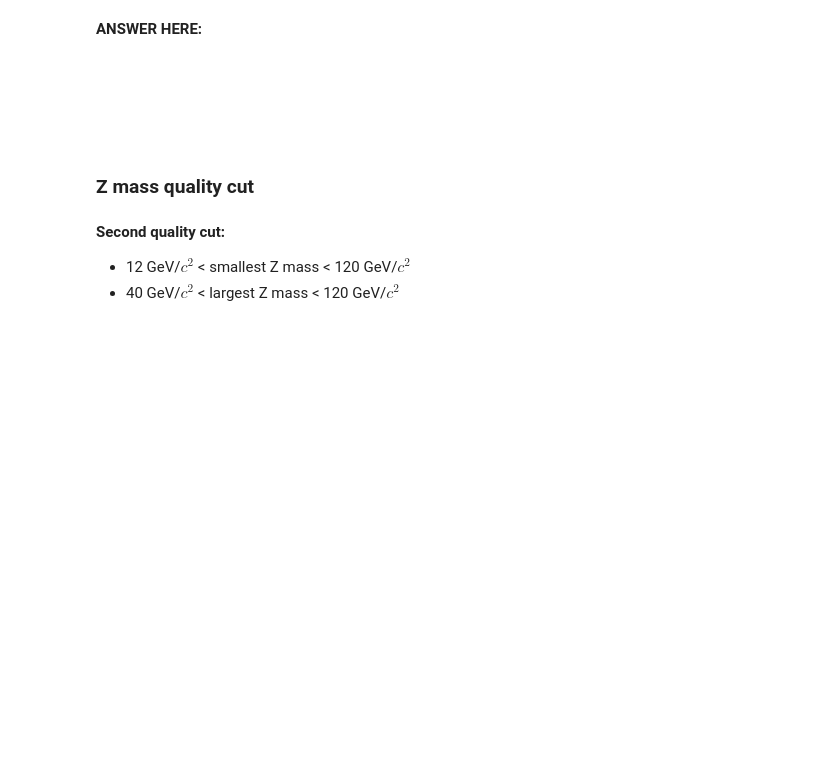
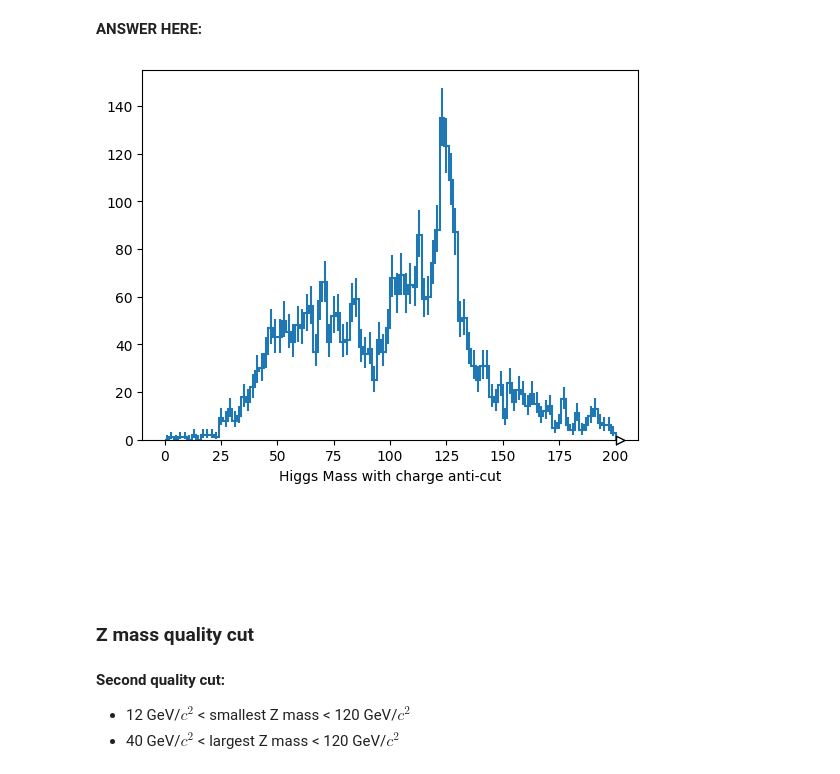
Before and after one commit to soorya-res/2025-06-15-hsf-india-tutorial-bangalore, a Jupyter notebook: lesson-2-arrays/project-2-higgs.ipynb, the cells around one changed output. Cells and saved outputs as stored; diff of their text form; code cells hidden in the pictures; blank space fills up the shorter version.

```diff
--- a/lesson-2-arrays/project-2-higgs.ipynb
+++ b/lesson-2-arrays/project-2-higgs.ipynb
@@ -593,6 +593,14 @@ It should look like this (100 bins):
 ![image.png](attachment:a0b24dd8-fa2b-44f0-8f82-7372ee7d682c.png)
 # %% [markdown]
 **ANSWER HERE:**
+# %%
+fix, ax = plt.subplots(1, 1)
+
+hist.Hist.new.Regular(100, 0, 200, name="Higgs Mass with charge anti-cut").Double().fill(
+    Higgs_mass[(e1_charge + e2_charge != 0) | (mu1_charge + mu2_charge != 0)]
+).plot(ax=ax);
+# %% [output]
+[figure, added]
 # %% [markdown]
 <br><br><br>
 # %% [markdown]
```
Also changed, not shown: parts of 3 cells of this notebook.
